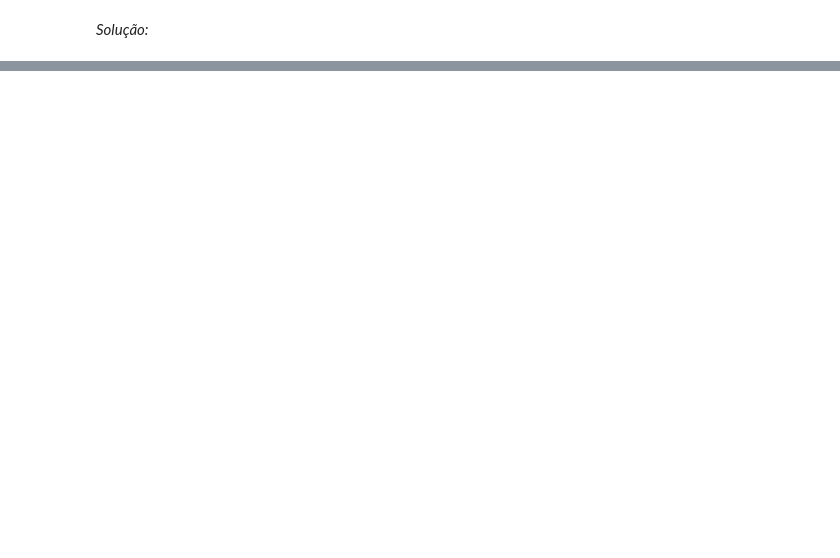
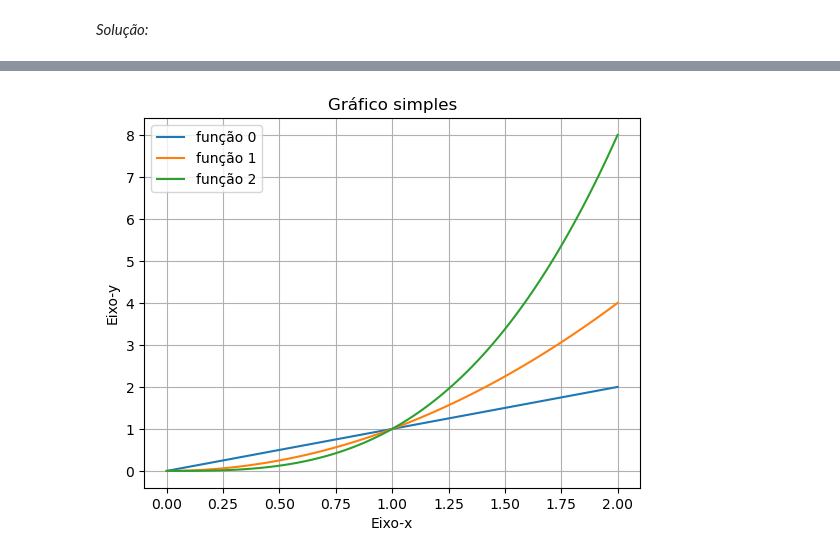
Before and after one commit to pzuehlke/Numerical-Methods, a Jupyter notebook: 2-zeros_de_funcoes/2-1_localizacao_de_zeros.ipynb, the cells around one changed output, grey strips where cells are left out. Drawn from its saved outputs; the diff is of its cells as text; code cells hidden in the pictures; blank space fills up the shorter version.

```diff
--- a/2-zeros_de_funcoes/2-1_localizacao_de_zeros.ipynb
+++ b/2-zeros_de_funcoes/2-1_localizacao_de_zeros.ipynb
@@ -115 +128,30 @@ Destes três métodos, apenas o terceiro é rígido o suficiente para ser progra
+# %%
+def plota_funcoes(a, b, *fs):
+    """
+    Entradas:
+        * Extremidades a < b de um intervalo.
+        * Um número qualquer (>= 1) de funções definidas em [a, b].
+    Exibe num mesmo diagrama o gráfico das funções e retorna None.
+    """
+    import matplotlib.pyplot as plt
+    import numpy as np
+
+
+    x = np.linspace(a, b, 100)  # Amostra de valores de x
+    for i, f in enumerate(fs):
+        plt.plot(x, f(x), label=f'função {i}')  # Plotar dados; parâmetros: (x, y, etiqueta).
+    plt.xlabel('Eixo-x')
+    plt.ylabel('Eixo-y')
+    plt.grid(True)
+    plt.title("Gráfico simples")
+    plt.legend()
+
+    return None
+
+f = lambda x: x
+g = lambda x: x**2
+h = lambda x: x**3
+plota_funcoes(0, 2, f, g, h)
+# %% [output]
+[figure, added]
 # %% [markdown]
```
Also changed, not shown: parts of 21 cells of this notebook.
